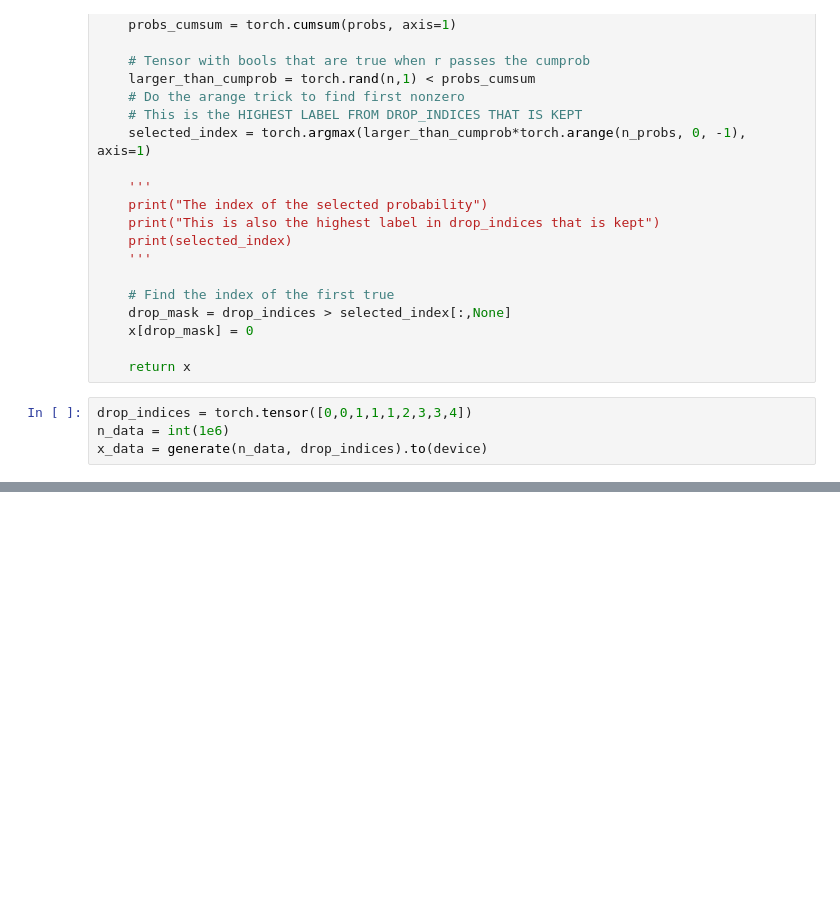
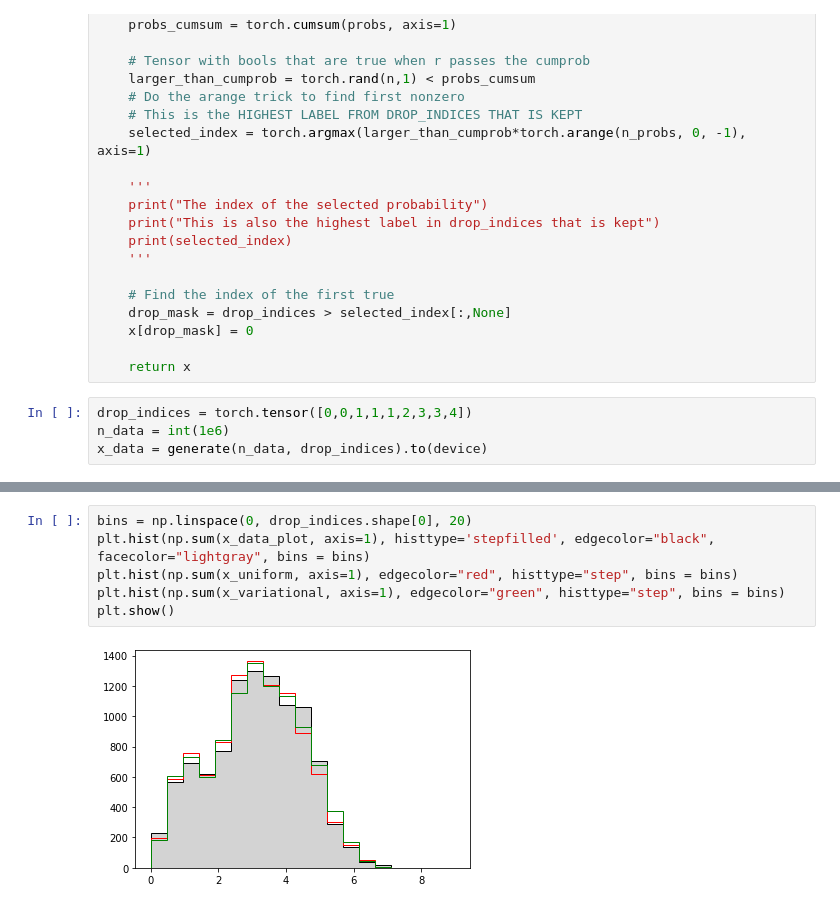
Before and after one commit to rbvh/nflows, a Jupyter notebook: examples/dropped_uniform.ipynb, the cells around one changed output, grey strips where cells are left out. Cells and saved outputs as stored; diff of their text form; blank space fills up the shorter version.

```diff
--- a/examples/dropped_uniform.ipynb
+++ b/examples/dropped_uniform.ipynb
@@ -182,0 +167,8 @@ ModuleAttributeError: 'StochasticDropout' object has no attribute 'inverse'
+# %%
+bins = np.linspace(0, drop_indices.shape[0], 20)
+plt.hist(np.sum(x_data_plot, axis=1), histtype='stepfilled', edgecolor="black", facecolor="lightgray", bins = bins)
+plt.hist(np.sum(x_uniform, axis=1), edgecolor="red", histtype="step", bins = bins)
+plt.hist(np.sum(x_variational, axis=1), edgecolor="green", histtype="step", bins = bins)
+plt.show()
+# %% [output]
+[figure, added]
```
Also changed, not shown: parts of 12 cells of this notebook, 1 other file.
